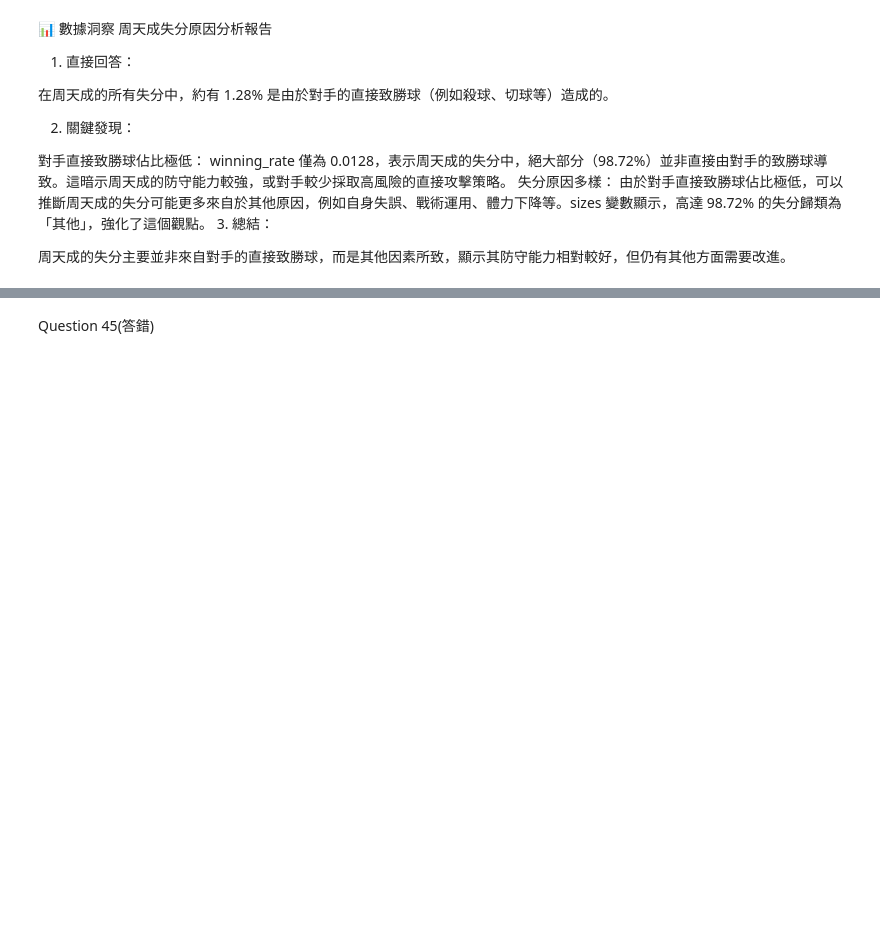
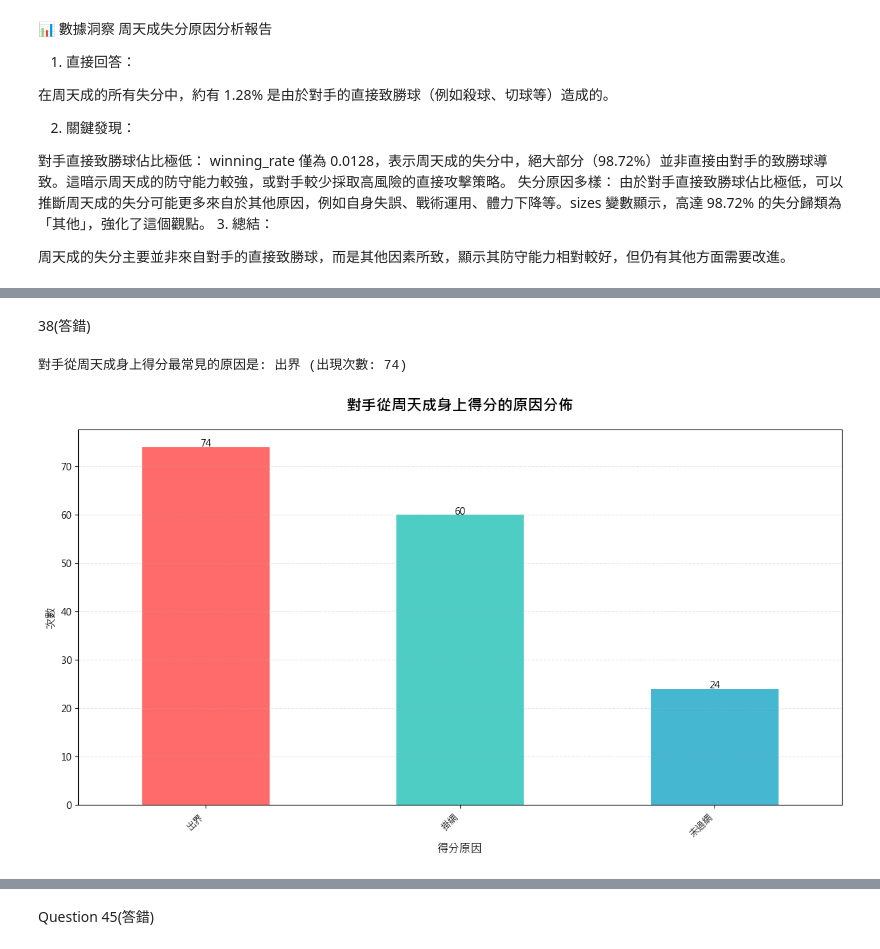
Before and after one commit to DanielTeng0811/BadmintonAI, a Jupyter notebook: question_answer.ipynb, the cells around one changed output, grey strips where cells are left out. Cells and saved outputs as stored; diff of their text form; code cells hidden in the pictures; blank space fills up the shorter version.

```diff
--- a/question_answer.ipynb
+++ b/question_answer.ipynb
@@ -2800,0 +2912,64 @@ plt.tight_layout()
+# %% [markdown]
+38(答錯)
+# %%
+import platform
+import matplotlib.pyplot as plt
+import pandas as pd
+import seaborn as sns
+
+# 字體設定
+system = platform.system()
+if system == 'Darwin':
+    plt.rcParams['font.sans-serif'] = ['Arial Unicode MS', 'PingFang TC', 'Heiti TC', 'sans-serif']
+elif system == 'Windows':
+    plt.rcParams['font.sans-serif'] = ['Microsoft JhengHei', 'SimHei', 'sans-serif']
+else:  # Linux (Streamlit Cloud)
+    plt.rcParams['font.sans-serif'] = ['WenQuanYi Zen Hei', 'DejaVu Sans', 'sans-serif']
+plt.rcParams['axes.unicode_minus'] = False
+
+# 篩選 CHOU Tien Chen 失分的資料
+chou_lost_points = df[(df['player'] == 'CHOU Tien Chen') & (df['getpoint_player'] != 'CHOU Tien Chen')]
+
+# 統計對手得分的 win_reason 欄位中每個原因出現的次數
+if not chou_lost_points.empty:
+    #print(chou_lost_points['win_reason'])
+    opponent_win_reasons = chou_lost_points['lose_reason'].dropna().value_counts()
+    #print(chou_lost_points['win_reason'])
+    #print(f"opponent_win_reasons: {opponent_win_reasons}")
+    # 找出最常出現的得分原因
+    most_frequent_win_reason = opponent_win_reasons.index[0]
+    most_frequent_win_reason_count = opponent_win_reasons.iloc[0]
+
+    print(f"對手從周天成身上得分最常見的原因是: {most_frequent_win_reason} (出現次數: {most_frequent_win_reason_count})")
+else:
+    most_frequent_win_reason = None
+    print("沒有找到周天成失分的資料")
+
+# 繪製長條圖
+if not chou_lost_points.empty:
+    fig, ax = plt.subplots(figsize=(12, 7))
+    colors = ['#FF6B6B', '#4ECDC4', '#45B7D1', '#FFA07A', '#98D8C8']
+    opponent_win_reasons.plot(kind='bar', color=colors, ax=ax)
+
+    # 設定標題和標籤
+    ax.set_title('對手從周天成身上得分的原因分佈', fontsize=16, fontweight='bold', pad=20)
+    ax.set_xlabel('得分原因', fontsize=12)
+    ax.set_ylabel('次數', fontsize=12)
+    plt.xticks(rotation=45, ha='right')
+
+    # 標註數值
+    for i, v in enumerate(opponent_win_reasons.values):
+        ax.text(i, v + 0.1, str(v), ha='center', fontsize=10)
+
+    # 加入網格線
+    ax.grid(True, alpha=0.3, linestyle='--', axis='y')
+
+    # 調整布局
+    plt.tight_layout()
+else:
+    fig, ax = plt.subplots(figsize=(12, 7))
+    ax.text(0.5, 0.5, '沒有找到周天成失分的資料', horizontalalignment='center', verticalalignment='center', fontsize=14)
+    ax.axis('off')
+# %% [output]
+對手從周天成身上得分最常見的原因是: 出界 (出現次數: 74)
+[figure, added]
```
Also changed, not shown: parts of 16 cells of this notebook, 5 other files.
